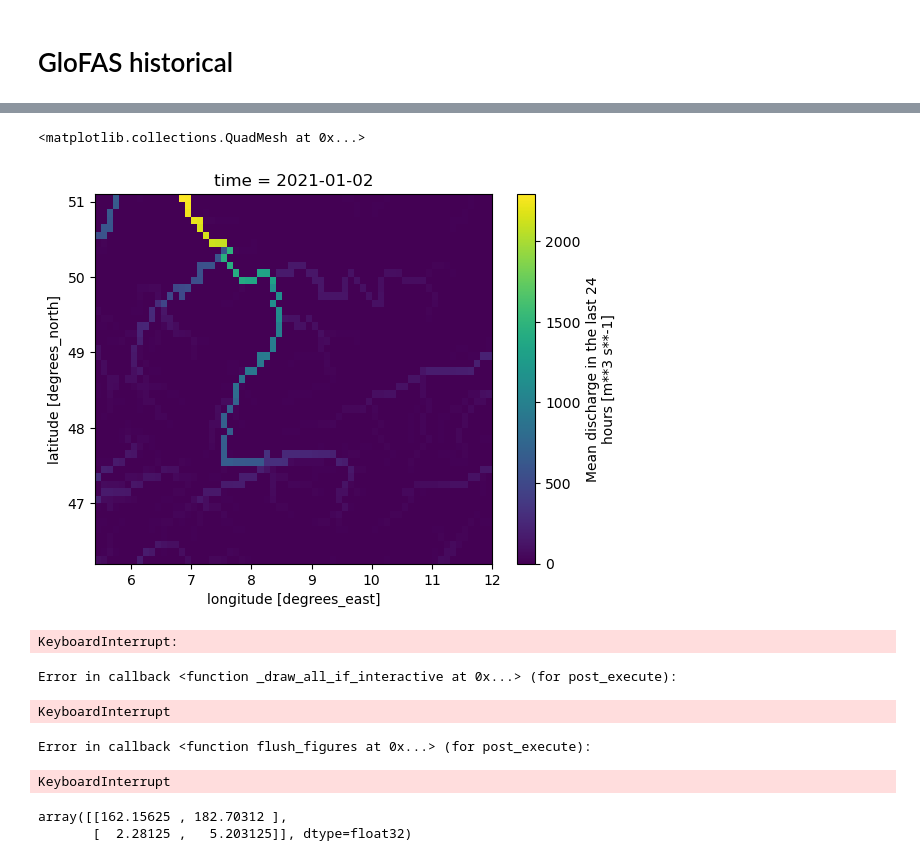
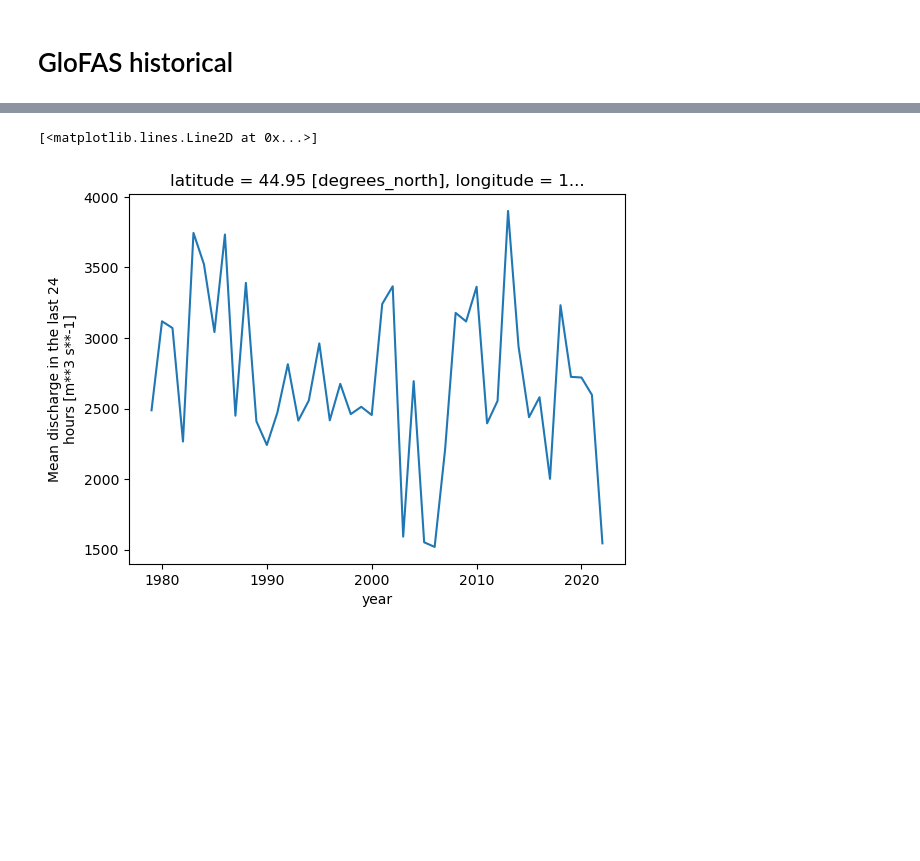
Before and after one commit to iacopoff/climetlab-cems-flood, a Jupyter notebook: notebooks/glofas-historical.ipynb, the cells around one changed output, grey strips where cells are left out. Drawn from its saved outputs; the diff is of its cells as text; code cells hidden in the pictures; blank space fills up the shorter version.

```diff
--- a/notebooks/glofas-historical.ipynb
+++ b/notebooks/glofas-historical.ipynb
@@ -63,4 +59,4 @@ hist.to_netcdf('/data/temp/nc', 'test')
 # %%
 from pathlib import Path
-fp = Path("/data/temp/nc").glob("*.nc")
+fp = Path("/data/temp/nc").glob("ml*ponte*.nc")
 # %%
@@ -127,18 +64,5 @@ dataset.dis24.latitude.values,dataset.dis24.longitude.values
-# %%
-dataset.dis24.isel(time=1).plot()
-# %% [output]
-<matplotlib.collections.QuadMesh at 0x...>
-[figure, removed]
-# %%
-dataset.dis24.plot(row='latitude', col='longitude')
-# %% [output]
-KeyboardInterrupt:
-Error in callback <function _draw_all_if_interactive at 0x...> (for post_execute):
-KeyboardInterrupt
-Error in callback <function flush_figures at 0x...> (for post_execute):
-KeyboardInterrupt
-# %%
-dataset.isel(time=13).dis24.values
-# %% [output]
-array([[162.15625 , 182.70312 ],
-       [  2.28125 ,   5.203125]], dtype=float32)
+# %%
+ds.dis24.isel(latitude=0,longitude=0).isel(time=ds.time.dt.month.isin([5,6,7])).groupby("time.year").mean().plot()
+# %% [output]
+[<matplotlib.lines.Line2D at 0x...>]
+[figure, added]
```
Also changed, not shown: parts of 16 cells of this notebook, 4 other files.
